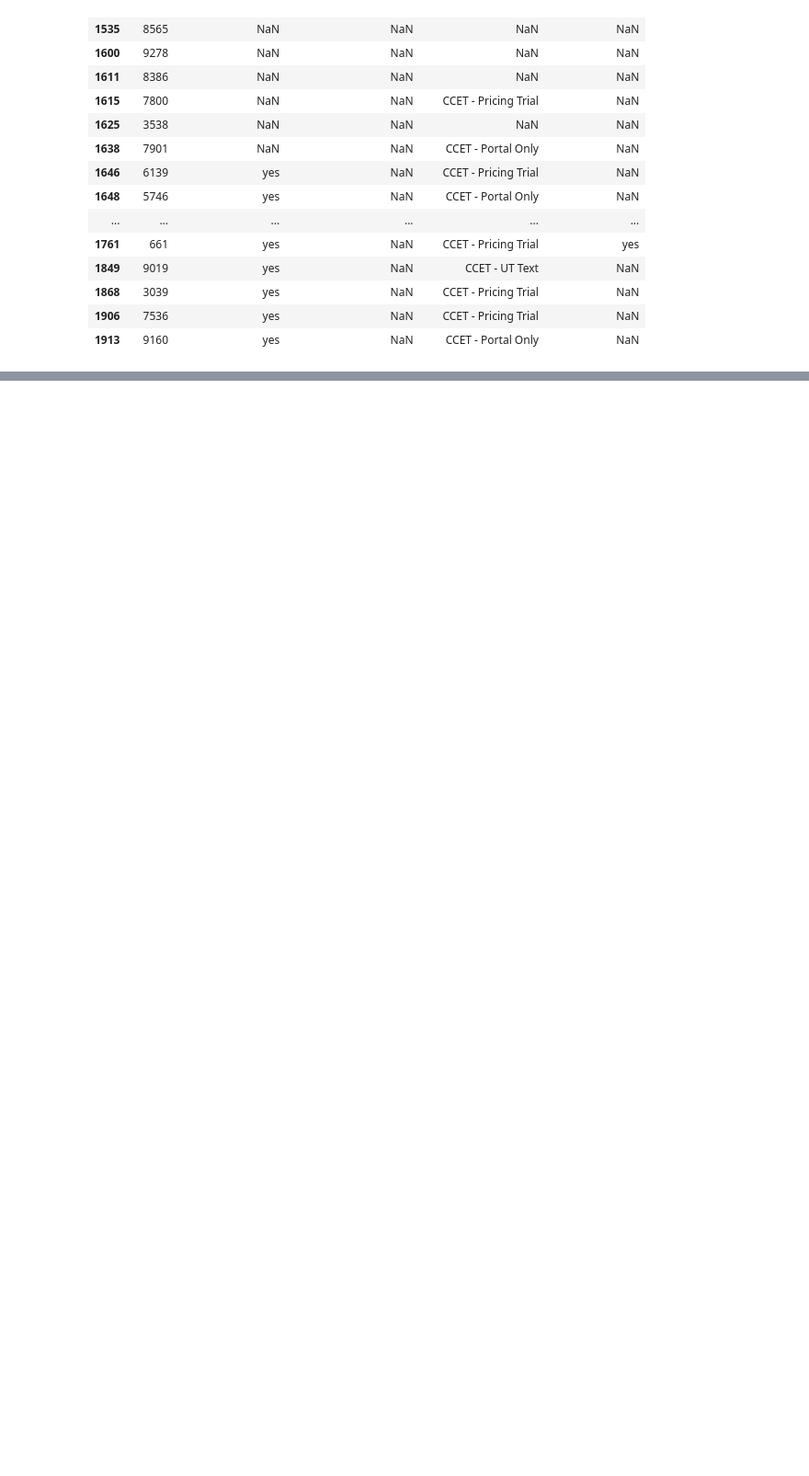
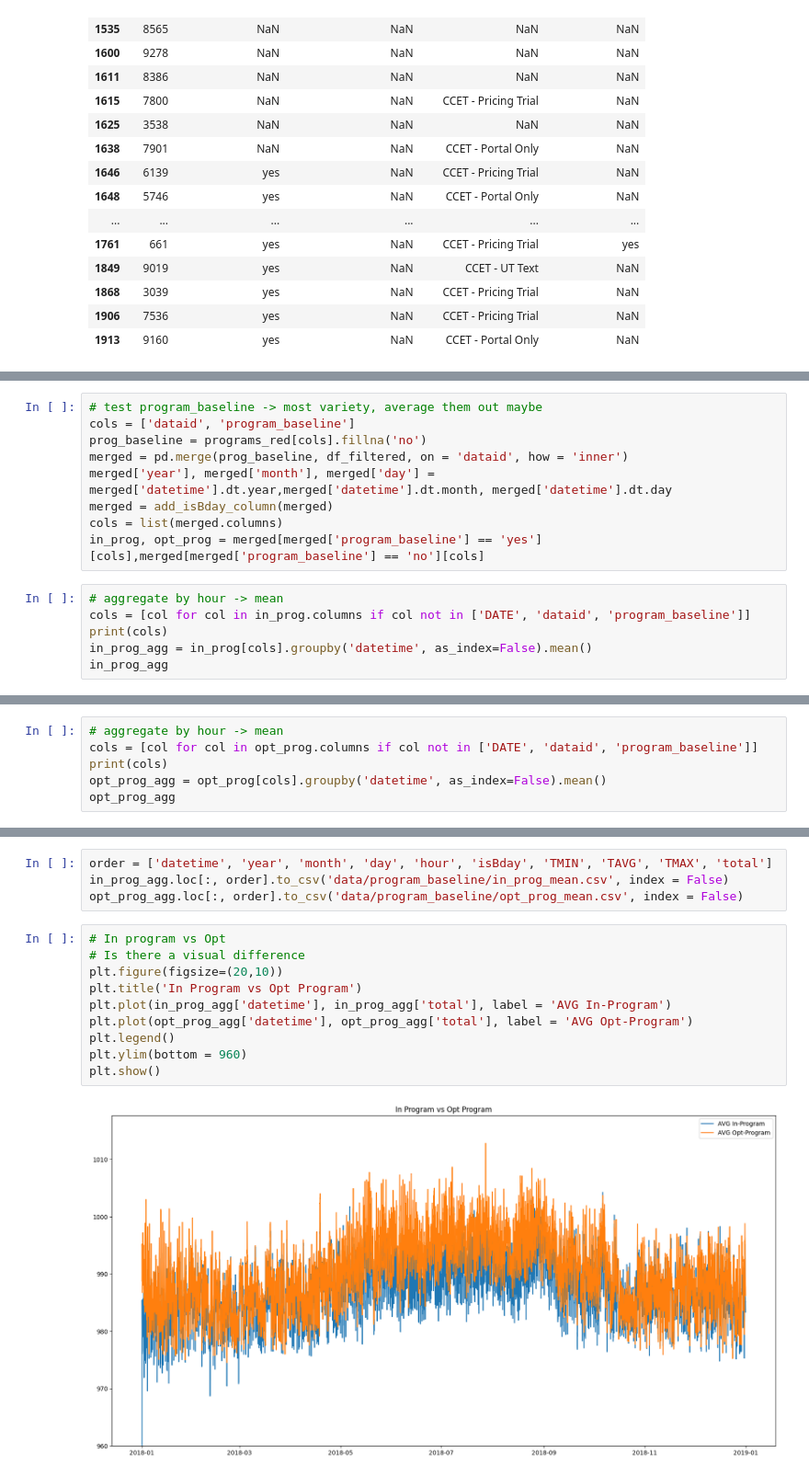
Before and after one commit to david5010/NMEC-Using-DL, a Jupyter notebook: notebooks/austin_15min.ipynb, the cells around one changed output, grey strips where cells are left out. Shown: that part at 92% size. Drawn from its saved outputs; the diff is of its cells as text; blank space fills up the shorter version.

Commit message:
Split and agg data

```diff
--- a/notebooks/austin_15min.ipynb
+++ b/notebooks/austin_15min.ipynb
@@ -240,0 +243,15 @@ merged
+# %%
+# test program_baseline -> most variety, average them out maybe
+cols = ['dataid', 'program_baseline']
+prog_baseline = programs_red[cols].fillna('no')
+merged = pd.merge(prog_baseline, df_filtered, on = 'dataid', how = 'inner')
+merged['year'], merged['month'], merged['day'] = merged['datetime'].dt.year,merged['datetime'].dt.month, merged['datetime'].dt.day
+merged = add_isBday_column(merged)
+cols = list(merged.columns)
+in_prog, opt_prog = merged[merged['program_baseline'] == 'yes'][cols],merged[merged['program_baseline'] == 'no'][cols]
+# %%
+# aggregate by hour -> mean
+cols = [col for col in in_prog.columns if col not in ['DATE', 'dataid', 'program_baseline']]
+print(cols)
+in_prog_agg = in_prog[cols].groupby('datetime', as_index=False).mean()
+in_prog_agg
@@ -240,0 +273,6 @@ merged
+# %%
+# aggregate by hour -> mean
+cols = [col for col in opt_prog.columns if col not in ['DATE', 'dataid', 'program_baseline']]
+print(cols)
+opt_prog_agg = opt_prog[cols].groupby('datetime', as_index=False).mean()
+opt_prog_agg
@@ -240,0 +294,16 @@ merged
+# %%
+order = ['datetime', 'year', 'month', 'day', 'hour', 'isBday', 'TMIN', 'TAVG', 'TMAX', 'total']
+in_prog_agg.loc[:, order].to_csv('data/program_baseline/in_prog_mean.csv', index = False)
+opt_prog_agg.loc[:, order].to_csv('data/program_baseline/opt_prog_mean.csv', index = False)
+# %%
+# In program vs Opt
+# Is there a visual difference
+plt.figure(figsize=(20,10))
+plt.title('In Program vs Opt Program')
+plt.plot(in_prog_agg['datetime'], in_prog_agg['total'], label = 'AVG In-Program')
+plt.plot(opt_prog_agg['datetime'], opt_prog_agg['total'], label = 'AVG Opt-Program')
+plt.legend()
+plt.ylim(bottom = 960)
+plt.show()
+# %% [output]
+[figure, added]
```
Also changed, not shown: parts of 6 cells of this notebook.
